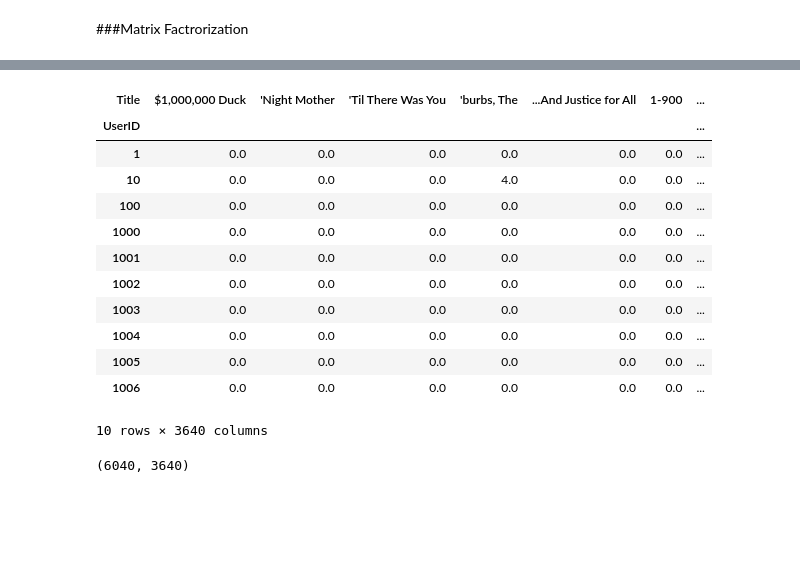
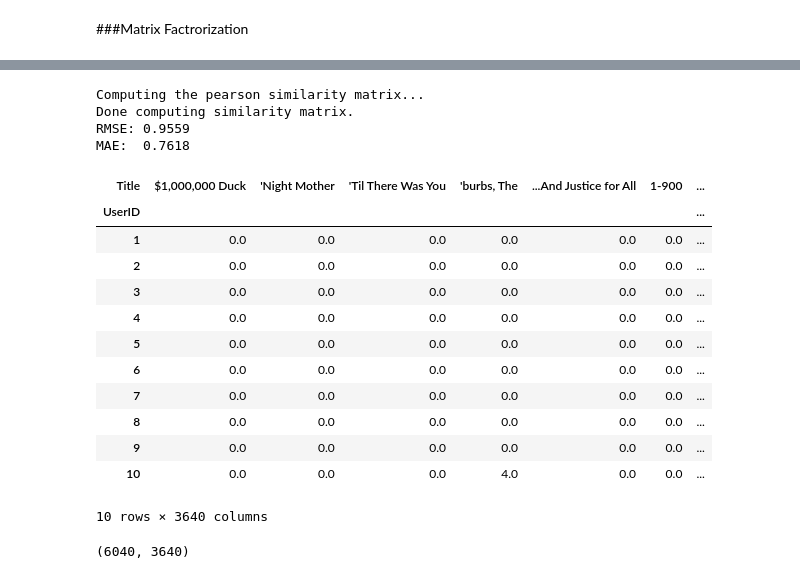
Before and after one commit to PrithiviRajMK/ScalerProjects, a Jupyter notebook: Zee_Recommendation.ipynb, the cells around one changed output, grey strips where cells are left out. Drawn from its saved outputs; the diff is of its cells as text; code cells hidden in the pictures; blank space fills up the shorter version.

```diff
--- a/Zee_Recommendation.ipynb
+++ b/Zee_Recommendation.ipynb
@@ -763,2 +866,6 @@ Recommendations for Incredibly True Adventure of Two Girls in Love, The:
 # %% [markdown]
 ###Matrix Factrorization
+# %%
+Consolidate_data = Consolidate_data.astype({"MovieID": int, "UserID": int})
+#Creating the rating matrix (rows as movies, columns as users)
+ratings_mat = np.ndarray(shape=(np.max(Consolidate_data.MovieID.values), int(np.max(Consolidate_data.UserID.values))), dtype=np.uint8)
@@ -765,20 +1062,59 @@ Recommendations for Incredibly True Adventure of Two Girls in Love, The:
+# %%
+from surprise import Reader, Dataset
+from surprise import KNNBasic
+from surprise import accuracy
+from surprise.model_selection import train_test_split
+
+# load data
+reader = Reader(line_format='user item rating timestamp', sep='::', skip_lines=1)
+data = Dataset.load_from_file('/content/drive/MyDrive/Scaler Zee/zee-ratings.dat', reader=reader)
+
+# train-test split
+trainset, testset = train_test_split(data, test_size=0.1)
+
+# user-based collaborative filtering with pearson correlation similarity measure
+sim_options = {'name': 'pearson', 'user_based': True}
+algo = KNNBasic(k=40, sim_options=sim_options)
+
+# fit the model
+algo.fit(trainset)
+
+# predict ratings for testset
+predictions = algo.test(testset)
+
+# calculate RMSE and MAE
+accuracy.rmse(predictions)
+accuracy.mae(predictions)
+
+# get top-n recommendations for a user
+user_id = 1
+n = 10
+user_items = set([item_id for (item_id, _) in trainset.ur[user_id]])
+all_items = set([item_id for item_id in algo.trainset.ir.keys()])
+remaining_items = all_items - user_items
+predictions = [(item_id, algo.predict(user_id, item_id).est) for item_id in remaining_items]
+top_n = sorted(predictions, key=lambda x: x[1], reverse=True)[:n]
+# %% [output]
+Computing the pearson similarity matrix...
+Done computing similarity matrix.
+RMSE: 0.9559
+MAE:  0.7618
 # %%
-
-user_movie_Rating = data.pivot_table(index = ["UserID"],columns = ["Title"],values = "Rating").fillna(0)
+user_movie_Rating = Consolidate_data.pivot_table(index = ["UserID"],columns = ["Title"],values = "Rating").fillna(0)
 user_movie_Rating.head(10)
 # %% [output]
 | Title | $1,000,000 Duck | 'Night Mother | 'Til There Was You | 'burbs, The | ...And Justice for All | 1-900 | ... |
 | UserID |  |  |  |  |  |  | ... |
 | 1 | 0.0 | 0.0 | 0.0 | 0.0 | 0.0 | 0.0 | ... |
+| 2 | 0.0 | 0.0 | 0.0 | 0.0 | 0.0 | 0.0 | ... |
+| 3 | 0.0 | 0.0 | 0.0 | 0.0 | 0.0 | 0.0 | ... |
+| 4 | 0.0 | 0.0 | 0.0 | 0.0 | 0.0 | 0.0 | ... |
+| 5 | 0.0 | 0.0 | 0.0 | 0.0 | 0.0 | 0.0 | ... |
+| 6 | 0.0 | 0.0 | 0.0 | 0.0 | 0.0 | 0.0 | ... |
+| 7 | 0.0 | 0.0 | 0.0 | 0.0 | 0.0 | 0.0 | ... |
+| 8 | 0.0 | 0.0 | 0.0 | 0.0 | 0.0 | 0.0 | ... |
+| 9 | 0.0 | 0.0 | 0.0 | 0.0 | 0.0 | 0.0 | ... |
 | 10 | 0.0 | 0.0 | 0.0 | 4.0 | 0.0 | 0.0 | ... |
-| 100 | 0.0 | 0.0 | 0.0 | 0.0 | 0.0 | 0.0 | ... |
-| 1000 | 0.0 | 0.0 | 0.0 | 0.0 | 0.0 | 0.0 | ... |
-| 1001 | 0.0 | 0.0 | 0.0 | 0.0 | 0.0 | 0.0 | ... |
-| 1002 | 0.0 | 0.0 | 0.0 | 0.0 | 0.0 | 0.0 | ... |
-| 1003 | 0.0 | 0.0 | 0.0 | 0.0 | 0.0 | 0.0 | ... |
-| 1004 | 0.0 | 0.0 | 0.0 | 0.0 | 0.0 | 0.0 | ... |
-| 1005 | 0.0 | 0.0 | 0.0 | 0.0 | 0.0 | 0.0 | ... |
-| 1006 | 0.0 | 0.0 | 0.0 | 0.0 | 0.0 | 0.0 | ... |
 10 rows × 3640 columns
 # %%
 user_movie_Rating.shape
```
Also changed, not shown: parts of 89 cells of this notebook.
